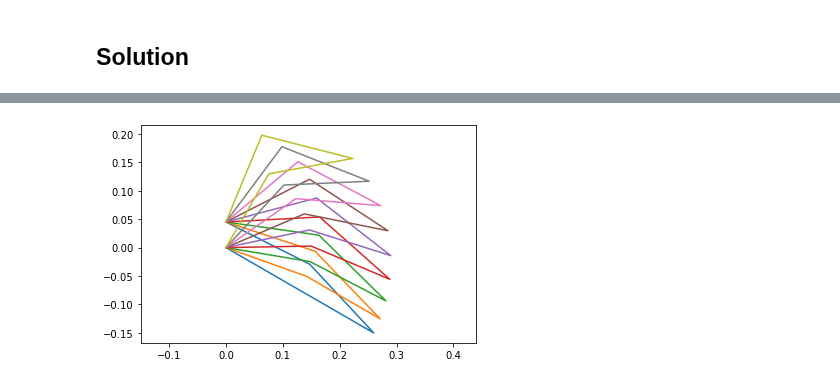
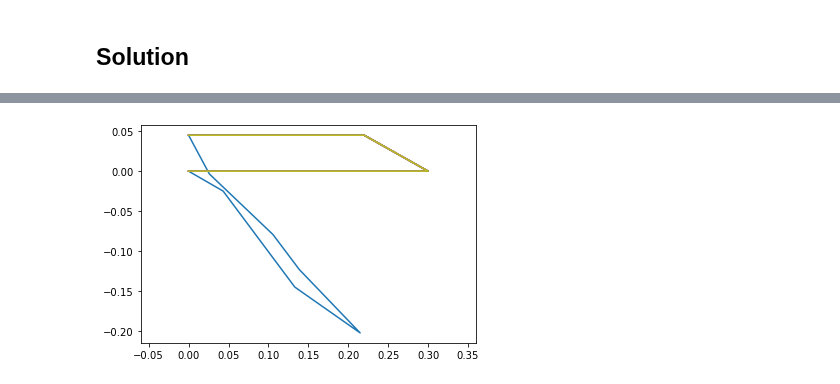
Before and after one commit to biodegradablerobotics/biodegradablerobotics.github.io, a Jupyter notebook: Code/System Dynamics 2 Up Compliant.ipynb, the cells around one changed output, grey strips where cells are left out. Drawn from its saved outputs; the diff is of its cells as text; code cells hidden in the pictures.

```diff
--- a/Code/System Dynamics 2 Up Compliant.ipynb
+++ b/Code/System Dynamics 2 Up Compliant.ipynb
@@ -360,21 +358,23 @@ system.addforce(-b*wCbDa,wCbDa)
 <pynamics.force.Force at 0x...>
 # %%
 k = Constant(1e-3,'k',system)
-kB = Constant(1e1,'kB',system)
+k15 = Constant(1e1,'k15',system)
+k165 = Constant(1e1,'k165',system)
+klim = Constant(1e1,'klim',system)
 # %%
 # Spring Forces
 # Not global q
 system.add_spring_force1(k,(qAa-preload0)*N.z,wNAa)
-system.add_spring_force1(k,(qAb-preloadA)*Aa.z,wAaAb)
+system.add_spring_force1(k15,(qAb-preloadA)*Aa.z,wAaAb)
 
 system.add_spring_force1(k,(qBa-preload1)*Ab.z,wAbBa)
-system.add_spring_force1(k,(qBb-preloadB)*Ba.z,wBaBb)
+system.add_spring_force1(k15,(qBb-preloadB)*Ba.z,wBaBb)
 
 system.add_spring_force1(k,(qCa-preload4)*N.z,wNCa)
-system.add_spring_force1(k,(qCb-preloadC)*Ca.z,wCaCb)
+system.add_spring_force1(k165,(qCb-preloadC)*Ca.z,wCaCb)
 
 system.add_spring_force1(k,(qDa-preload3)*Cb.z,wCbDa)
-system.add_spring_force1(k,(qDb-preloadD)*Da.z,wDaDb)
+system.add_spring_force1(k165,(qDb-preloadD)*Da.z,wDaDb)
 # %% [output]
 (<pynamics.force.Force at 0x...>,
  <pynamics.spring.Spring at 0x...>)
@@ -404,7 +404,7 @@ eq.append((eq_vector).dot(N.y))
 eq_d=[(system.derivative(item)) for item in eq]
 eq_dd=[(system.derivative(item)) for item in eq_d]
 
-eq2_vector = A.x-B.x
+eq2_vector = Ab.x-Ba.x
 eq2 = []
 eq2.append((eq2_vector).dot(N.x))
 eq2.append((eq2_vector).dot(N.y))
@@ -418,7 +418,7 @@ points = [p0, p1, p2A, p3, p4]
 # %%
 # Identify independent and dependent variables
-qi = [qA, qC]
-qd = [qB, qD]
+qi = [qAa, qCa]
+qd = [qAb, qBa, qBb, qCb, qDa, qDb]
 # %%
 # Create a copy of symbolic constants dictionary and add the initial value of qi to it
 constants = system.constant_values.copy()
@@ -531,6 +532,6 @@ energy_output.plot_time()
 # %%
 # Motion
-points = [p0,p1,p2A,p3,p4]
+points = [p0,pA,p1,pB,p2A,pD,p3,pC,p4]
 points_output = PointsOutput(points,system)
 y = points_output.calc(states)
 points_output.plot_time(20)
@@ -540,4 +541,4 @@ points_output.plot_time(20)
-[figure, old version]
+[figure, new version]
 # %%
 # Motion Animation
 points_output.animate(fps = fps,movie_name = 'render.mp4',lw=2,marker='o',color=(1,0,0,1),linestyle='-')
```
Also changed, not shown: parts of 14 cells of this notebook, 2 other files.
